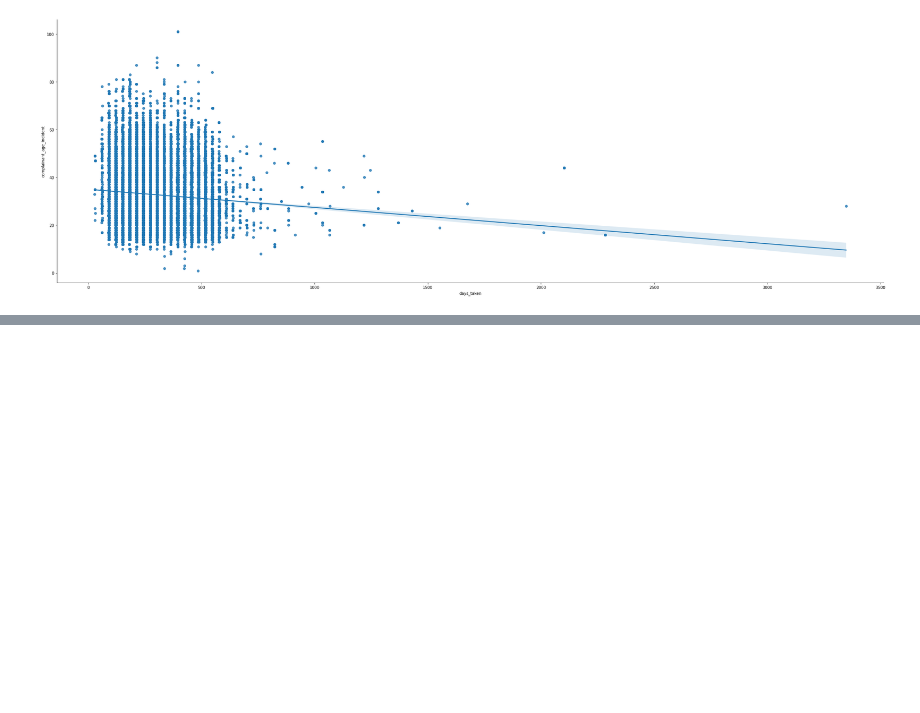
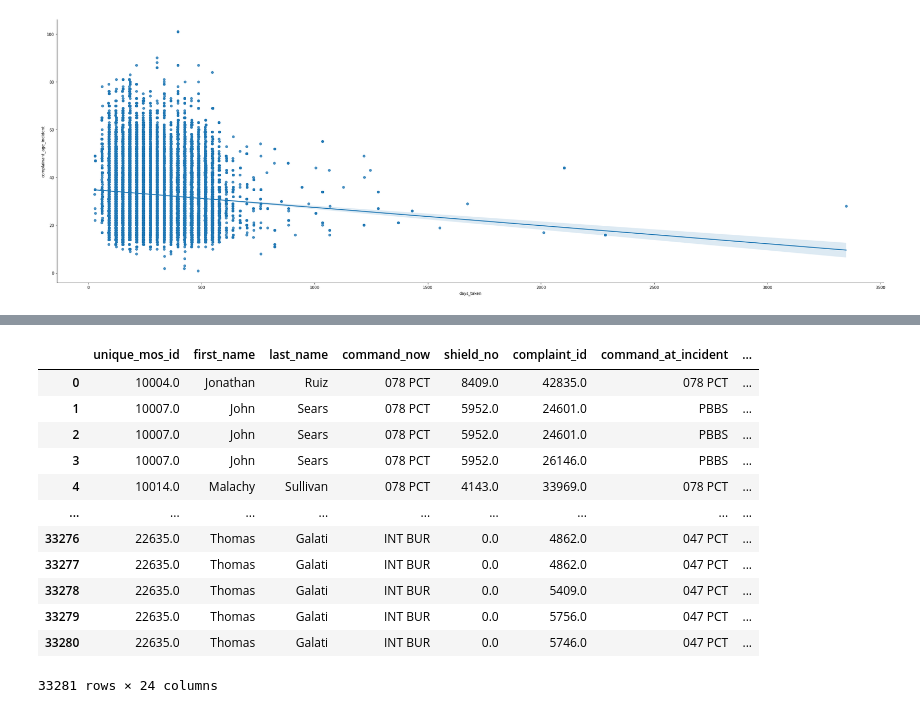
Before and after one commit to RyanHUNGry/nypd-civilian-complaints-EDA, a Jupyter notebook: notebook.ipynb, the cells around one changed output, grey strips where cells are left out. Saved outputs shown, nothing was run; the diff lists cells and outputs as text; code cells hidden in the pictures; blank space fills up the shorter version.

```diff
--- a/notebook.ipynb
+++ b/notebook.ipynb
@@ -146,2 +133,0 @@ dtype: int64
-# %%
-complaints = complaints.drop(columns = ['rank_abbrev_incident', 'rank_abbrev_now', 'unique_mos_id'])
@@ -147,0 +171,7 @@ complaints = complaints.drop(columns = ['rank_abbrev_incident', 'rank_abbrev_now
+# %%
+def convert_abbrev(police_abbrev, complaints):
+    merged = complaints.merge(police_abbrev, how='inner', left_on=['rank_abbrev_incident'], right_on =['Abbreviation']).merge(police_abbrev, how = 'inner', left_on=['rank_abbrev_now'], right_on=['Abbreviation'], suffixes=("_incident", "_now")).drop(columns = ['rank_abbrev_incident', 'rank_abbrev_now', 'rank_now', 'rank_incident', 'Abbreviation_incident', 'Abbreviation_now'])
+    return merged
+
+merged_complaints = convert_abbrev(police_abbrev, complaints)
+merged_complaints[['Rank_incident', 'Rank_now']].nunique()
@@ -153,3 +205,0 @@ KeyError: 'rank_abbrev_incident'
-# %%
-complaints = complaints.assign(complainant_ethnicity = complaints['complainant_ethnicity'].replace({"Refused": np.nan, 'Unknown': np.nan, 'Other Race': np.nan}))
-complaints['complainant_ethnicity'].unique()
@@ -158,0 +209,10 @@ array(['Black', nan, 'White', 'Asian', 'Hispanic', 'American Indian'],
+# %%
+def replace_with_nan(complaints):
+    columns_to_clean = ['complainant_ethnicity', 'complainant_gender', 'precinct']
+    replaced_with_nan = complaints.assign(complainant_ethnicity = complaints['complainant_ethnicity'].replace({"Refused": np.nan, 'Unknown': np.nan, 'Other Race': np.nan})).assign(complainant_gender = complaints['complainant_gender'].replace({'Not described': np.nan}))
+    replaced_with_nan[(replaced_with_nan['precinct'] > 123) | (replaced_with_nan['precinct'] <= 0)] = np.nan
+    for column in columns_to_clean:
+        print("{}'s unique values are: {}".format(column, replaced_with_nan[column].unique()), end='\n\n')
+    return replaced_with_nan
+
+cleaned_nan = replace_with_nan(merged_complaints)
@@ -158,0 +231,16 @@ array(['Black', nan, 'White', 'Asian', 'Hispanic', 'American Indian'],
+# %%
+cleaned_nan
+# %% [output]
+|  | unique_mos_id | first_name | last_name | command_now | shield_no | complaint_id | command_at_incident | ... |
+| 0 | 10004.0 | Jonathan | Ruiz | 078 PCT | 8409.0 | 42835.0 | 078 PCT | ... |
+| 1 | 10007.0 | John | Sears | 078 PCT | 5952.0 | 24601.0 | PBBS | ... |
+| 2 | 10007.0 | John | Sears | 078 PCT | 5952.0 | 24601.0 | PBBS | ... |
+| 3 | 10007.0 | John | Sears | 078 PCT | 5952.0 | 26146.0 | PBBS | ... |
+| 4 | 10014.0 | Malachy | Sullivan | 078 PCT | 4143.0 | 33969.0 | 078 PCT | ... |
+| ... | ... | ... | ... | ... | ... | ... | ... | ... |
+| 33276 | 22635.0 | Thomas | Galati | INT BUR | 0.0 | 4862.0 | 047 PCT | ... |
+| 33277 | 22635.0 | Thomas | Galati | INT BUR | 0.0 | 4862.0 | 047 PCT | ... |
+| 33278 | 22635.0 | Thomas | Galati | INT BUR | 0.0 | 5409.0 | 047 PCT | ... |
+| 33279 | 22635.0 | Thomas | Galati | INT BUR | 0.0 | 5756.0 | 047 PCT | ... |
+| 33280 | 22635.0 | Thomas | Galati | INT BUR | 0.0 | 5746.0 | 047 PCT | ... |
+33281 rows × 24 columns
```
Also changed, not shown: parts of 19 cells of this notebook.
